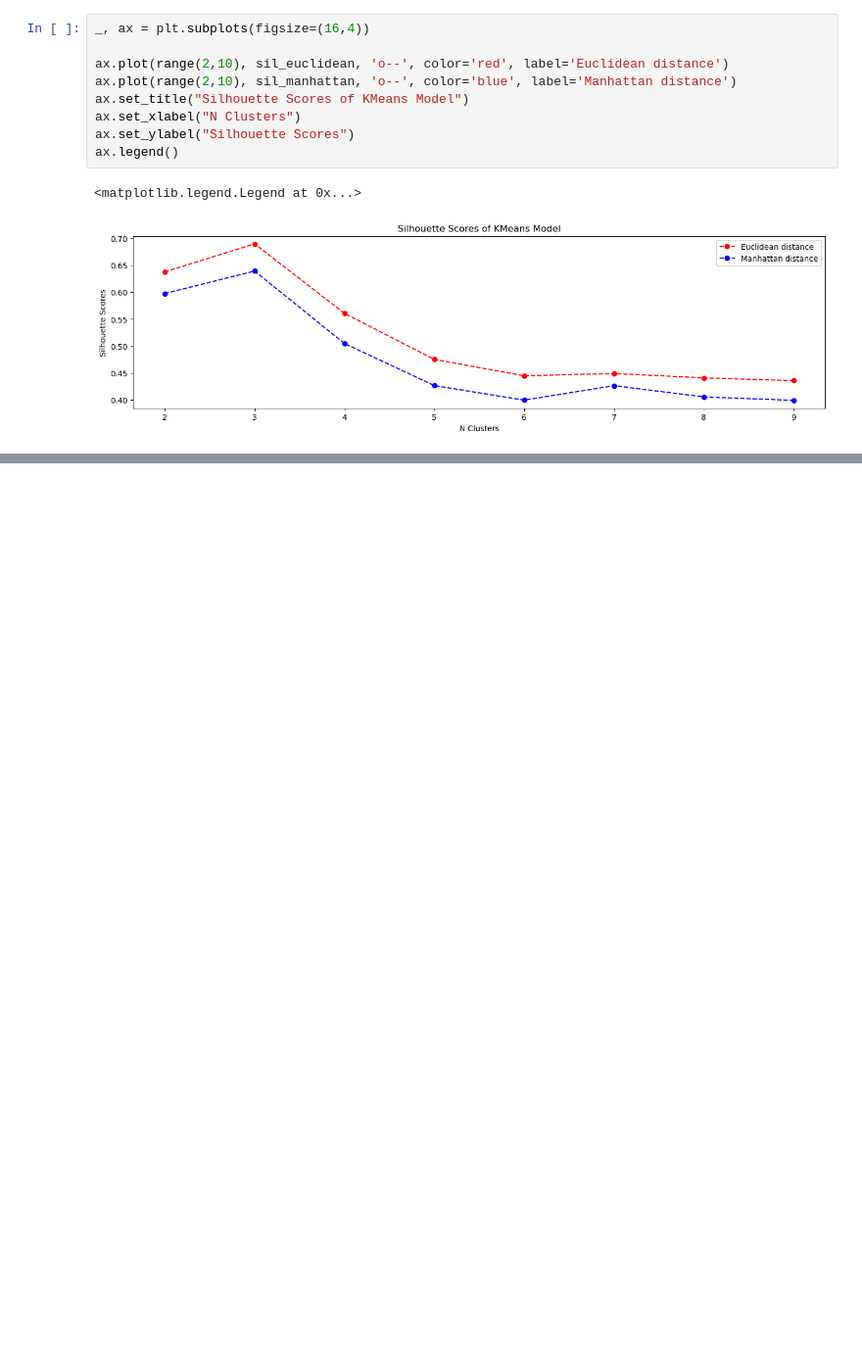
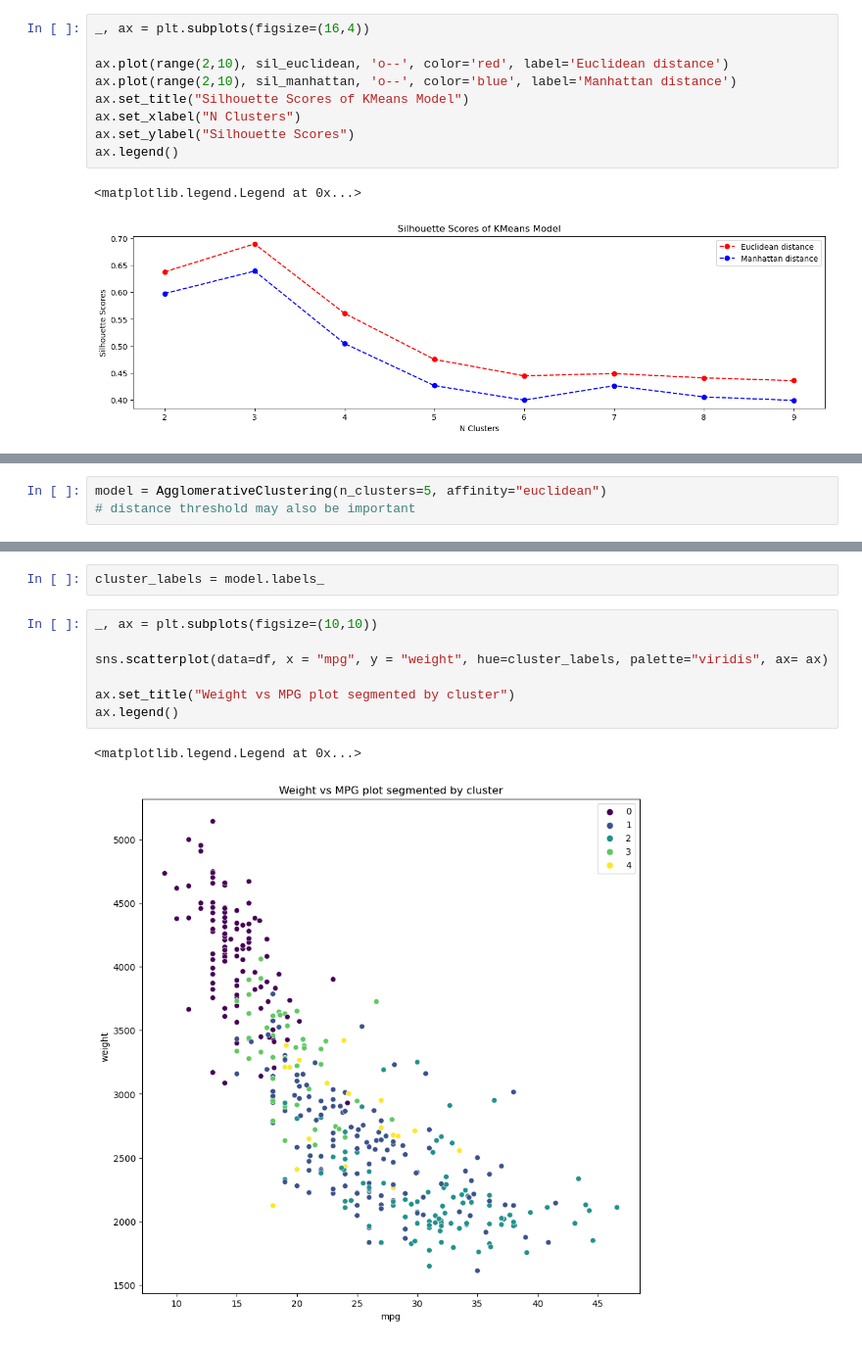
Before and after one commit to GustavoGran/data-science, a Jupyter notebook: unsupervised-tutorial/unsupervised-tutorial.ipynb, the cells around one changed output, grey strips where cells are left out. Shown at 98% size. Saved outputs shown, nothing was run; the diff lists cells and outputs as text; blank space fills up the shorter version.

```diff
--- a/unsupervised-tutorial/unsupervised-tutorial.ipynb
+++ b/unsupervised-tutorial/unsupervised-tutorial.ipynb
@@ -331,0 +414,3 @@ ax.legend()
+# %%
+model = AgglomerativeClustering(n_clusters=5, affinity="euclidean")
+# distance threshold may also be important
@@ -331,0 +421,12 @@ ax.legend()
+# %%
+cluster_labels = model.labels_
+# %%
+_, ax = plt.subplots(figsize=(10,10))
+
+sns.scatterplot(data=df, x = "mpg", y = "weight", hue=cluster_labels, palette="viridis", ax= ax)
+
+ax.set_title("Weight vs MPG plot segmented by cluster")
+ax.legend()
+# %% [output]
+<matplotlib.legend.Legend at 0x...>
+[figure, added]
```
Also changed, not shown: parts of 47 cells of this notebook.
